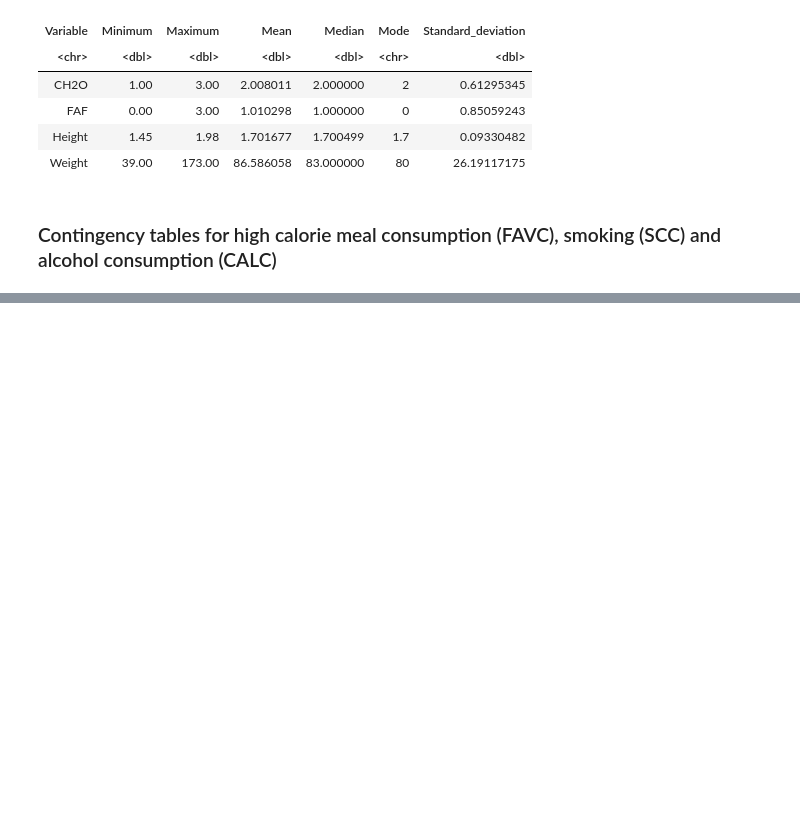
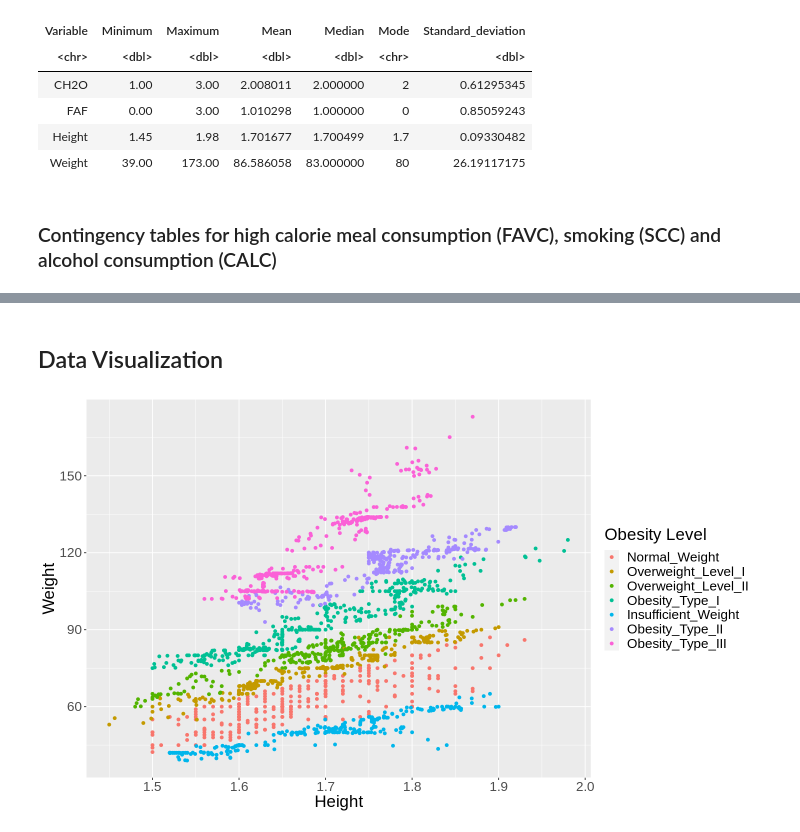
Before and after one commit to Julian-UBC/dsci_100_group_project, a Jupyter notebook: obesity_level.ipynb, the cells around one changed output, grey strips where cells are left out. Cells and saved outputs as stored; diff of their text form; code cells hidden in the pictures; blank space fills up the shorter version.

```diff
--- a/obesity_level.ipynb
+++ b/obesity_level.ipynb
@@ -128,0 +129,15 @@ Visualize the data here
+# %% [markdown]
+## Data Visualization
+# %%
+options(repr.plot.width = 12)
+
+height_plot <- obesity %>%
+                ggplot(aes(x = Height, y = Weight, color = NObeyesdad)) +
+                    geom_point() +
+                    labs(color = "Obesity Level") +
+                    theme(text = element_text(size = 20))
+
+
+height_plot
+# %% [output]
+[figure, added]
```
Also changed, not shown: parts of 6 cells of this notebook.
